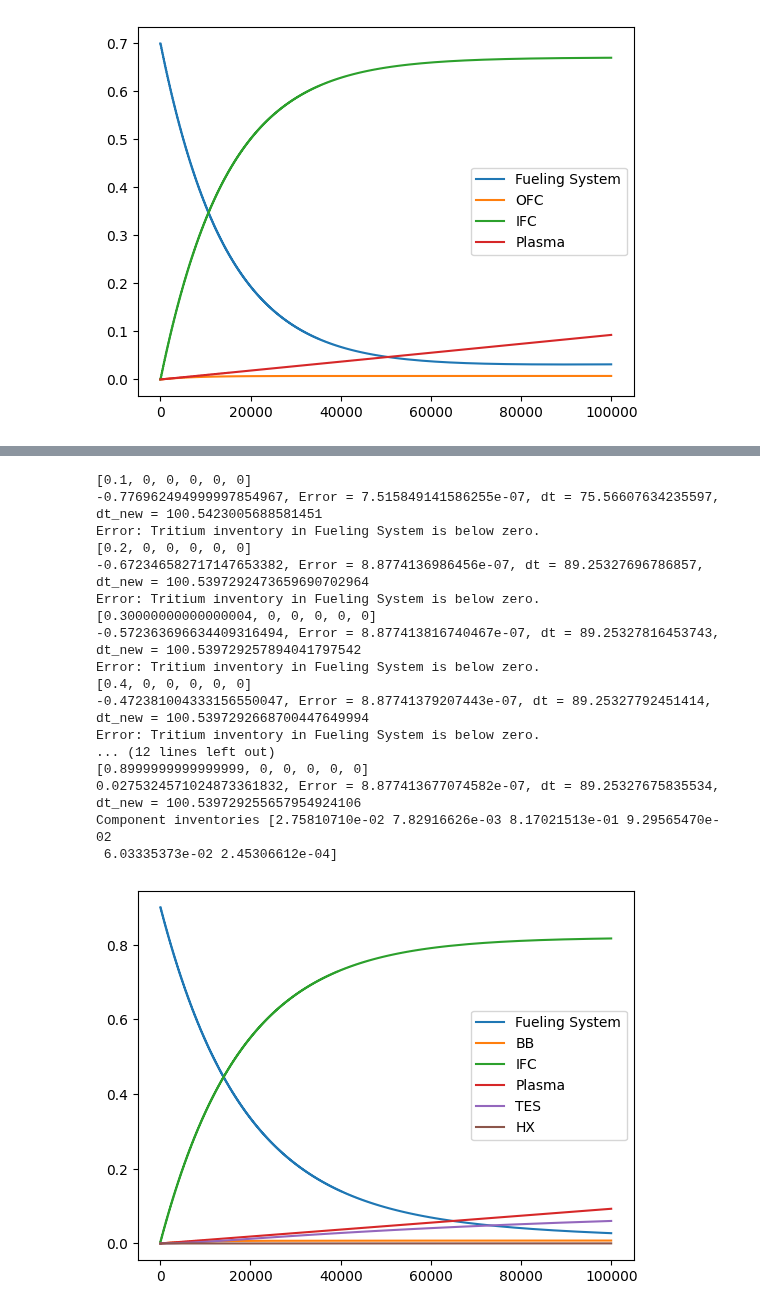
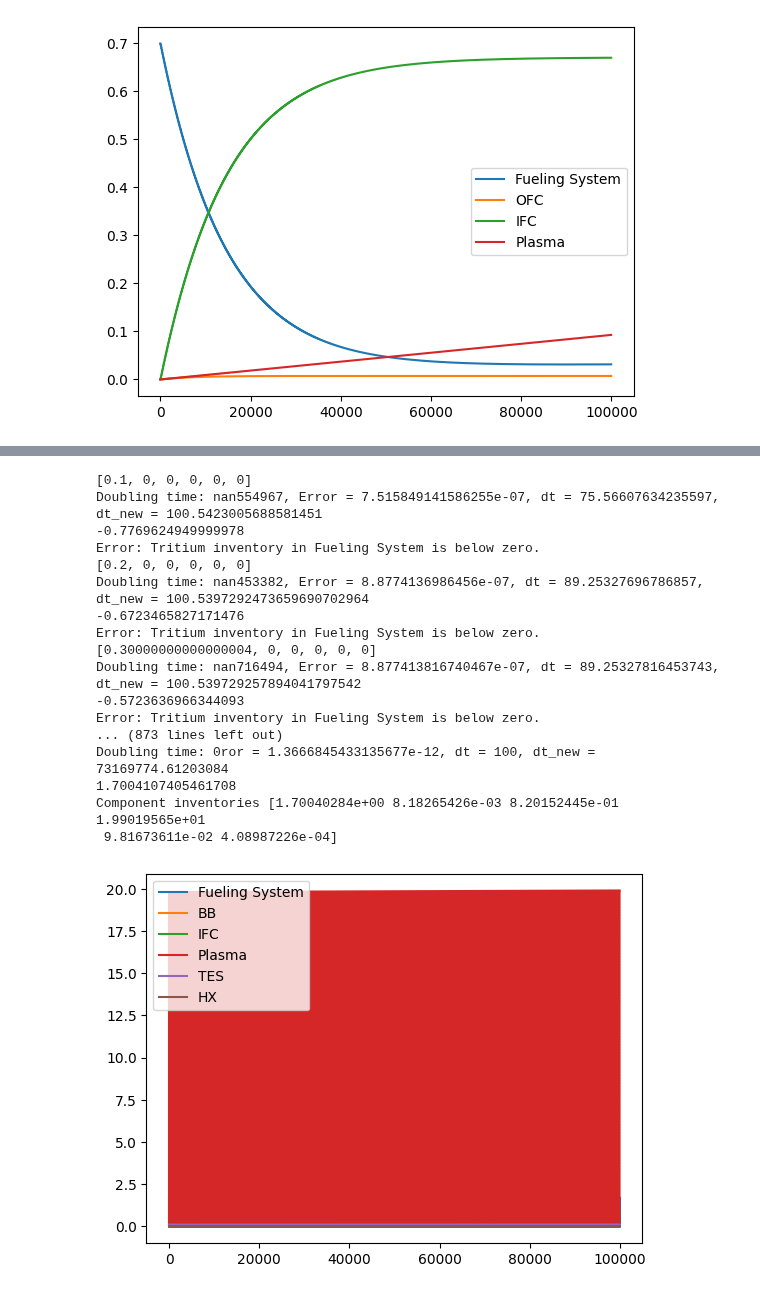
Before and after one commit to gabriele-ferrero/TRIOMA, a Jupyter notebook: test.ipynb, the cells around one changed output, grey strips where cells are left out. Saved outputs shown, nothing was run; the diff lists cells and outputs as text; code cells hidden in the pictures.

```diff
--- a/test.ipynb
+++ b/test.ipynb
@@ -415,6 +415,7 @@ from breedingBlanket import BreedingBlanket
 from componentMap import ComponentMap
 from matplotlib import pyplot as plt
 from simulate import Simulate
+import numpy as np
 from tools.utils import visualize_connections
 
 LAMBDA = 1.73e-9 # Decay constant for tritium
@@ -474,7 +475,7 @@ component_map.connect_ports(HX, port14, BB, port15)
 component_map.print_connected_map()
 visualize_connections(component_map)
 
-simulation = Simulate(0.1, 1e5, 1.1, component_map)
+simulation = Simulate(0.1, 1e5, component_map)
 t, y = simulation.run()
 plt.figure()
 plt.plot(t, y)
@@ -505,21 +506,21 @@ Component: HX
 [0.1, 0, 0, 0, 0, 0]
--0.776962494999997854967, Error = 7.515849141586255e-07, dt = 75.56607634235597, dt_new = 100.5423005688581451
+Doubling time: nan554967, Error = 7.515849141586255e-07, dt = 75.56607634235597, dt_new = 100.5423005688581451
+-0.7769624949999978
 Error: Tritium inventory in Fueling System is below zero.
 [0.2, 0, 0, 0, 0, 0]
--0.672346582717147653382, Error = 8.8774136986456e-07, dt = 89.25327696786857, dt_new = 100.5397292473659690702964
+Doubling time: nan453382, Error = 8.8774136986456e-07, dt = 89.25327696786857, dt_new = 100.5397292473659690702964
+-0.6723465827171476
 Error: Tritium inventory in Fueling System is below zero.
 [0.30000000000000004, 0, 0, 0, 0, 0]
--0.572363696634409316494, Error = 8.877413816740467e-07, dt = 89.25327816453743, dt_new = 100.539729257894041797542
+Doubling time: nan716494, Error = 8.877413816740467e-07, dt = 89.25327816453743, dt_new = 100.539729257894041797542
+-0.5723636966344093
 Error: Tritium inventory in Fueling System is below zero.
-[0.4, 0, 0, 0, 0, 0]
--0.472381004333156550047, Error = 8.87741379207443e-07, dt = 89.25327792451414, dt_new = 100.5397292668700447649994
-Error: Tritium inventory in Fueling System is below zero.
-... (12 lines left out)
-[0.8999999999999999, 0, 0, 0, 0, 0]
-0.0275324571024873361832, Error = 8.877413677074582e-07, dt = 89.25327675835534, dt_new = 100.539729255657954924106
-Component inventories [2.75810710e-02 7.82916626e-03 8.17021513e-01 9.29565470e-02
- 6.03335373e-02 2.45306612e-04]
+... (873 lines left out)
+Doubling time: 0ror = 1.3666845433135677e-12, dt = 100, dt_new = 73169774.61203084
+1.7004107405461708
+Component inventories [1.70040284e+00 8.18265426e-03 8.20152445e-01 1.99019565e+01
+ 9.81673611e-02 4.08987226e-04]
-[figure, old version]
+[figure, new version]
 # %%
 # print outflows of each component
 for component in component_map.components.values():
```
Also changed, not shown: parts of 4 cells of this notebook, 1 other file.
